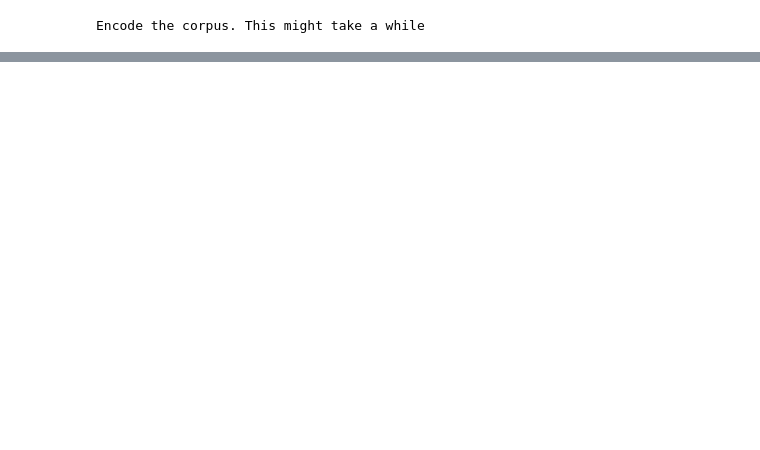
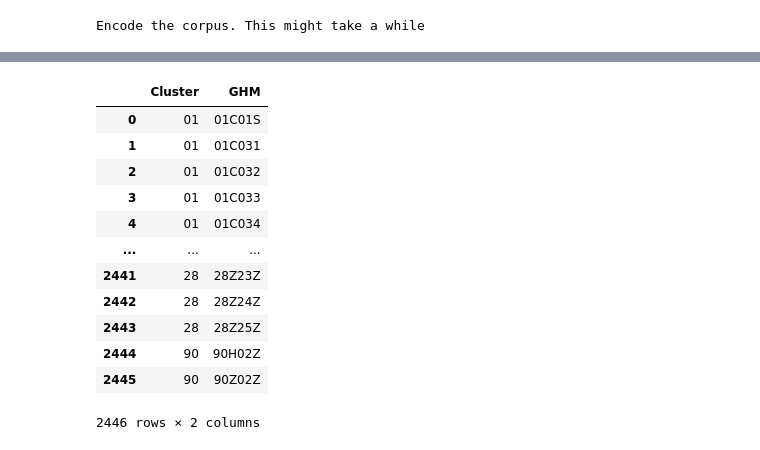
Before and after one commit to Kirscher/TextMining_Parcours_de_soin, a Jupyter notebook: text_mining/clustering_ghm.ipynb, the cells around one changed output, grey strips where cells are left out. Cells and saved outputs as stored; diff of their text form; code cells hidden in the pictures; blank space fills up the shorter version.

```diff
--- a/text_mining/clustering_ghm.ipynb
+++ b/text_mining/clustering_ghm.ipynb
@@ -139,0 +168,16 @@ df_cluster
+# %%
+df_cluster_CMD
+# %% [output]
+|  | Cluster | GHM |
+| 0 | 01 | 01C01S |
+| 1 | 01 | 01C031 |
+| 2 | 01 | 01C032 |
+| 3 | 01 | 01C033 |
+| 4 | 01 | 01C034 |
+| ... | ... | ... |
+| 2441 | 28 | 28Z23Z |
+| 2442 | 28 | 28Z24Z |
+| 2443 | 28 | 28Z25Z |
+| 2444 | 90 | 90H02Z |
+| 2445 | 90 | 90Z02Z |
+2446 rows × 2 columns
```
Also changed, not shown: parts of 21 cells of this notebook, 4 other files.
